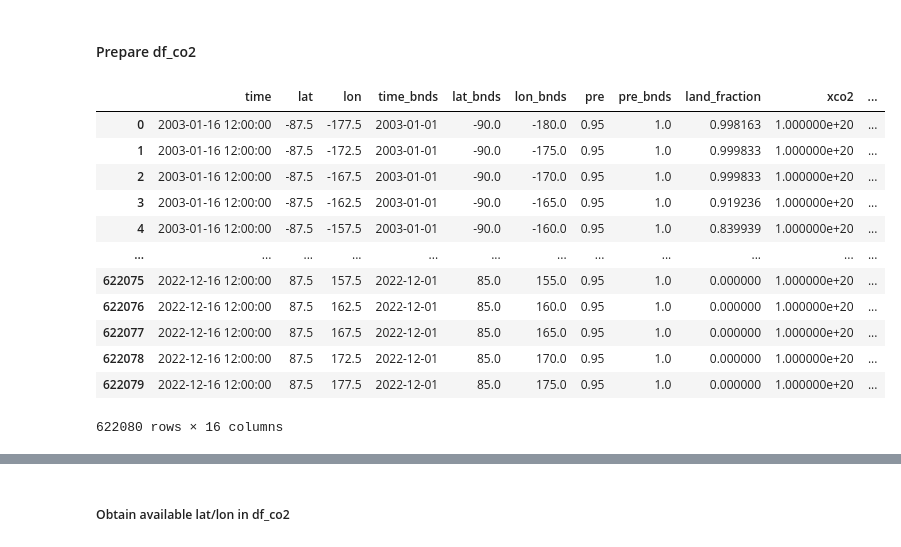
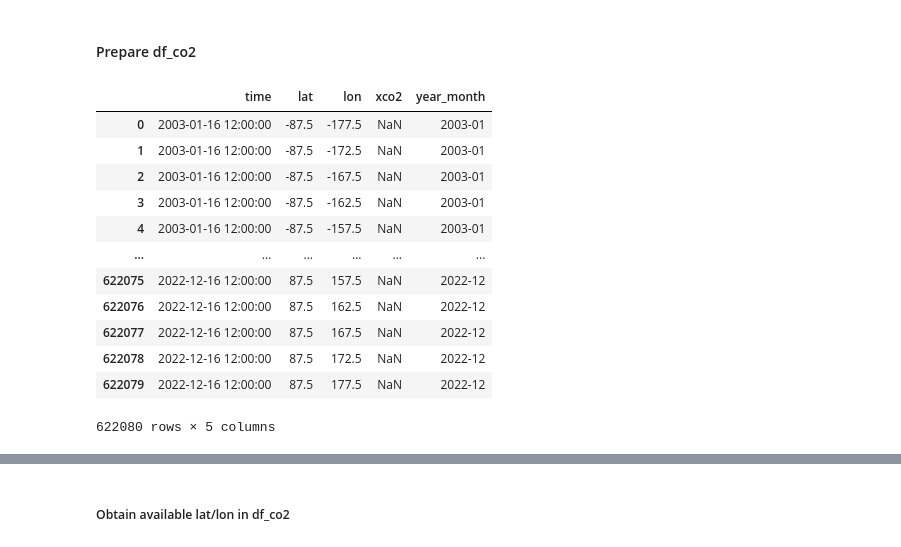
Before and after one commit to mrquaternion/CS-Pipeline, a Jupyter notebook: merge_era5_and_co2_proc.ipynb, the cells around one changed output, grey strips where cells are left out. Cells and saved outputs as stored; diff of their text form; code cells hidden in the pictures.

```diff
--- a/merge_era5_and_co2_proc.ipynb
+++ b/merge_era5_and_co2_proc.ipynb
@@ -38,5 +38,8 @@ client.retrieve(dataset, request).download()
 # %% [markdown]
 ### Opening and displaying the corresponding NetCDF file
 # %%
-ds_co2 = xr.open_dataset("unzip/200301_202212-C3S-L3_XCO2-GHG_PRODUCTS-MERGED-MERGED-OBS4MIPS-MERGED-v4.5.nc", engine="netcdf4")
+ds_co2 = xr.open_dataset("datasets/unzip/CO2_2003-2022/200301_202212-C3S-L3_XCO2-GHG_PRODUCTS-MERGED-MERGED-OBS4MIPS-MERGED-v4.5.nc", engine="netcdf4")
 df_co2 = ds_co2.isel(bnds=0, pressure=0).to_dataframe()
+# %%
+df_co2         = df_co2[["xco2"]]
+df_co2["xco2"] = df_co2["xco2"].replace(np.float32(1e20), np.nan)
@@ -146,21 +133,21 @@ df_era5_temp
 # %% [markdown]
 #### Prepare df_co2
 # %%
-df_co2_index_reset               = df_co2.reset_index()
-df_co2_index_reset["year_month"] = pd.to_datetime(df_co2_index_reset["time"]).dt.to_period("M")
+df_co2_index_reseted               = df_co2.copy().reset_index()
+df_co2_index_reseted["year_month"] = pd.to_datetime(df_co2_index_reseted["time"]).dt.to_period("M")
 # %%
-df_co2_index_reset
+df_co2_index_reseted
 # %% [output]
-|  | time | lat | lon | time_bnds | lat_bnds | lon_bnds | pre | pre_bnds | land_fraction | xco2 | ... |
-| 0 | 2003-01-16 12:00:00 | -87.5 | -177.5 | 2003-01-01 | -90.0 | -180.0 | 0.95 | 1.0 | 0.998163 | 1.000000e+20 | ... |
-| 1 | 2003-01-16 12:00:00 | -87.5 | -172.5 | 2003-01-01 | -90.0 | -175.0 | 0.95 | 1.0 | 0.999833 | 1.000000e+20 | ... |
-| 2 | 2003-01-16 12:00:00 | -87.5 | -167.5 | 2003-01-01 | -90.0 | -170.0 | 0.95 | 1.0 | 0.999833 | 1.000000e+20 | ... |
-| 3 | 2003-01-16 12:00:00 | -87.5 | -162.5 | 2003-01-01 | -90.0 | -165.0 | 0.95 | 1.0 | 0.919236 | 1.000000e+20 | ... |
-| 4 | 2003-01-16 12:00:00 | -87.5 | -157.5 | 2003-01-01 | -90.0 | -160.0 | 0.95 | 1.0 | 0.839939 | 1.000000e+20 | ... |
-| ... | ... | ... | ... | ... | ... | ... | ... | ... | ... | ... | ... |
-| 622075 | 2022-12-16 12:00:00 | 87.5 | 157.5 | 2022-12-01 | 85.0 | 155.0 | 0.95 | 1.0 | 0.000000 | 1.000000e+20 | ... |
-| 622076 | 2022-12-16 12:00:00 | 87.5 | 162.5 | 2022-12-01 | 85.0 | 160.0 | 0.95 | 1.0 | 0.000000 | 1.000000e+20 | ... |
-| 622077 | 2022-12-16 12:00:00 | 87.5 | 167.5 | 2022-12-01 | 85.0 | 165.0 | 0.95 | 1.0 | 0.000000 | 1.000000e+20 | ... |
-| 622078 | 2022-12-16 12:00:00 | 87.5 | 172.5 | 2022-12-01 | 85.0 | 170.0 | 0.95 | 1.0 | 0.000000 | 1.000000e+20 | ... |
-| 622079 | 2022-12-16 12:00:00 | 87.5 | 177.5 | 2022-12-01 | 85.0 | 175.0 | 0.95 | 1.0 | 0.000000 | 1.000000e+20 | ... |
+|  | time | lat | lon | xco2 | year_month |
+| 0 | 2003-01-16 12:00:00 | -87.5 | -177.5 | NaN | 2003-01 |
+| 1 | 2003-01-16 12:00:00 | -87.5 | -172.5 | NaN | 2003-01 |
+| 2 | 2003-01-16 12:00:00 | -87.5 | -167.5 | NaN | 2003-01 |
+| 3 | 2003-01-16 12:00:00 | -87.5 | -162.5 | NaN | 2003-01 |
+| 4 | 2003-01-16 12:00:00 | -87.5 | -157.5 | NaN | 2003-01 |
+| ... | ... | ... | ... | ... | ... |
+| 622075 | 2022-12-16 12:00:00 | 87.5 | 157.5 | NaN | 2022-12 |
+| 622076 | 2022-12-16 12:00:00 | 87.5 | 162.5 | NaN | 2022-12 |
+| 622077 | 2022-12-16 12:00:00 | 87.5 | 167.5 | NaN | 2022-12 |
+| 622078 | 2022-12-16 12:00:00 | 87.5 | 172.5 | NaN | 2022-12 |
+| 622079 | 2022-12-16 12:00:00 | 87.5 | 177.5 | NaN | 2022-12 |
-622080 rows × 16 columns
+622080 rows × 5 columns
```
Also changed, not shown: parts of 23 cells of this notebook.
